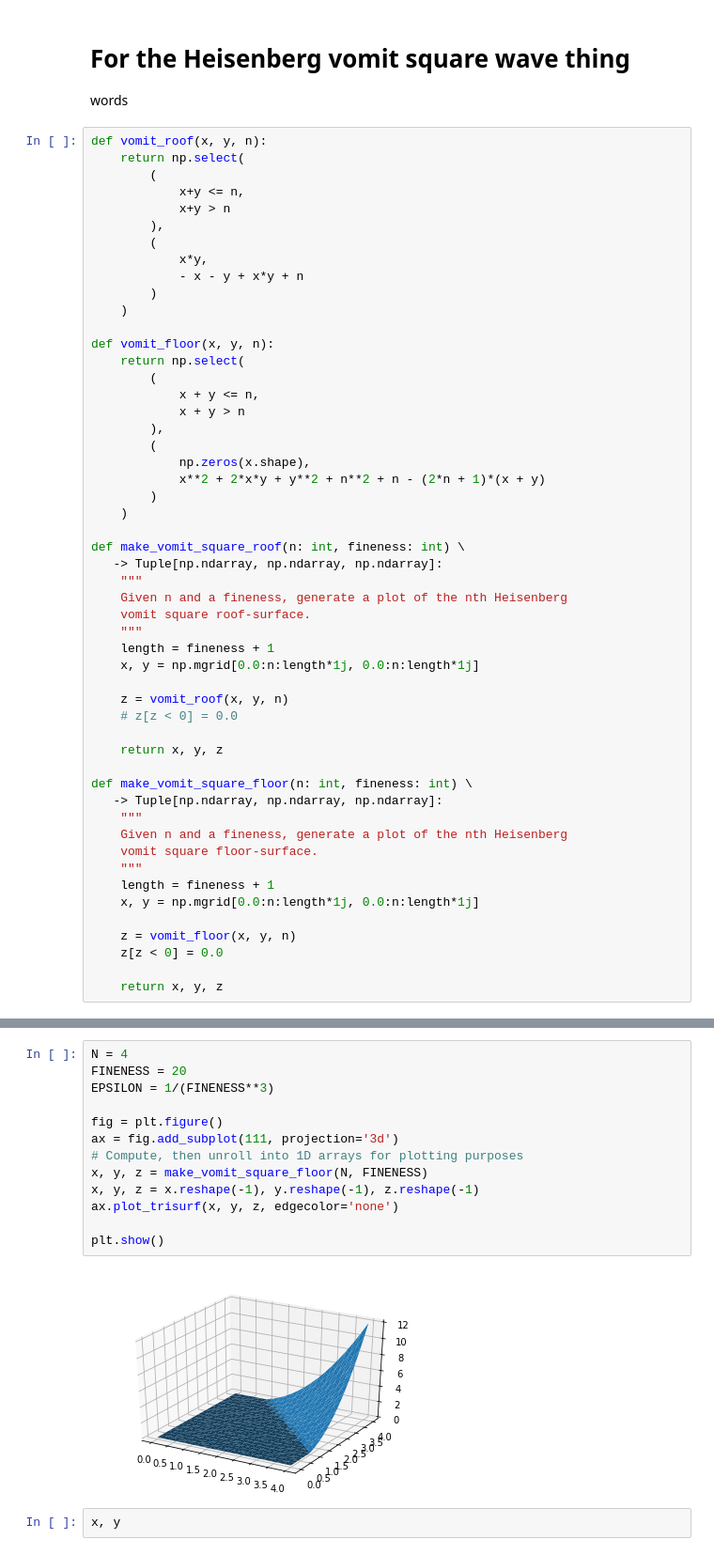
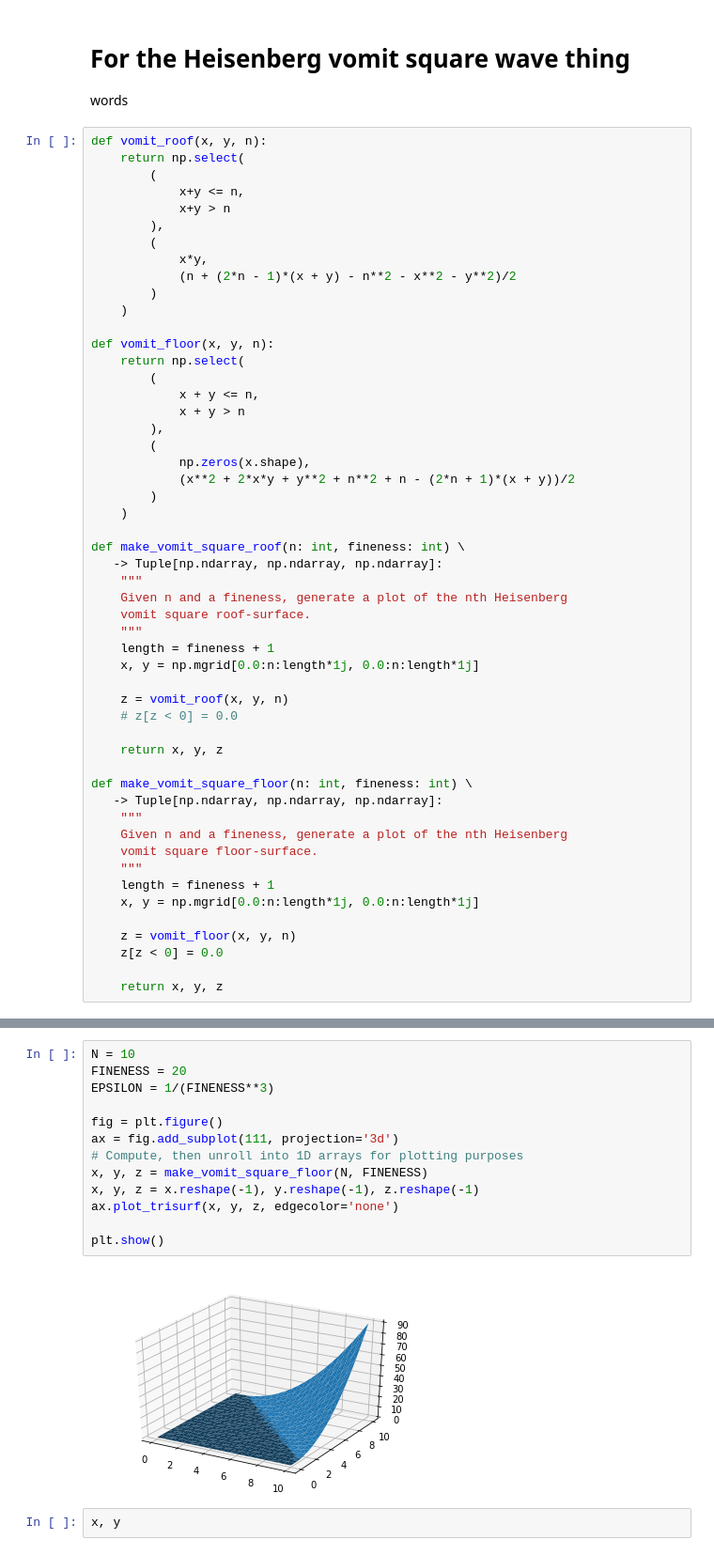
Before and after one commit to UKYMathLab/Heisenberg, a Jupyter notebook: notebooks/Heisenberg_SurfacePlots.ipynb, the cells around one changed output, grey strips where cells are left out. Shown: that part at 94% size. Saved outputs shown, nothing was run; the diff lists cells and outputs as text.

```diff
--- a/notebooks/Heisenberg_SurfacePlots.ipynb
+++ b/notebooks/Heisenberg_SurfacePlots.ipynb
@@ -52,7 +52,7 @@ def vomit_roof(x, y, n):
         ),
         (
             x*y,
-            - x - y + x*y + n
+            (n + (2*n - 1)*(x + y) - n**2 - x**2 - y**2)/2
         )
     )
 
@@ -64,7 +64,7 @@ def vomit_floor(x, y, n):
         ),
         (
             np.zeros(x.shape),
-            x**2 + 2*x*y + y**2 + n**2 + n - (2*n + 1)*(x + y)
+            (x**2 + 2*x*y + y**2 + n**2 + n - (2*n + 1)*(x + y))/2
         )
     )
 
@@ -133,18 +133,18 @@ plt.show()
 # %%
-N = 4
+N = 10
 FINENESS = 20
 EPSILON = 1/(FINENESS**3)
 
 fig = plt.figure()
 ax = fig.add_subplot(111, projection='3d')
 # Compute, then unroll into 1D arrays for plotting purposes
 x, y, z = make_vomit_square_floor(N, FINENESS)
 x, y, z = x.reshape(-1), y.reshape(-1), z.reshape(-1)
 ax.plot_trisurf(x, y, z, edgecolor='none')
 
 plt.show()
 # %% [output]
-[figure, old version]
+[figure, new version]
 # %%
 x, y
 # %% [output]
```
Also changed, not shown: parts of 2 cells of this notebook, 1 other file.
